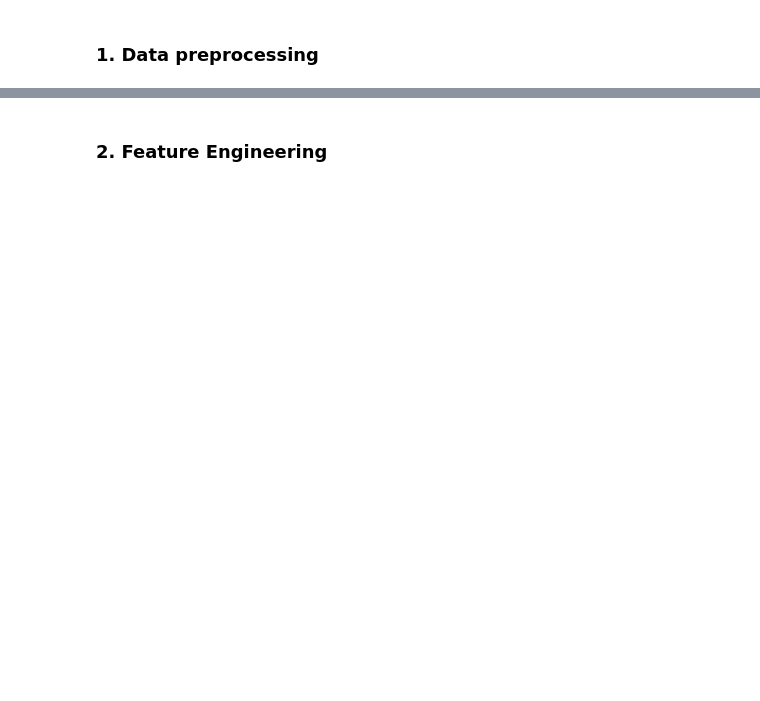
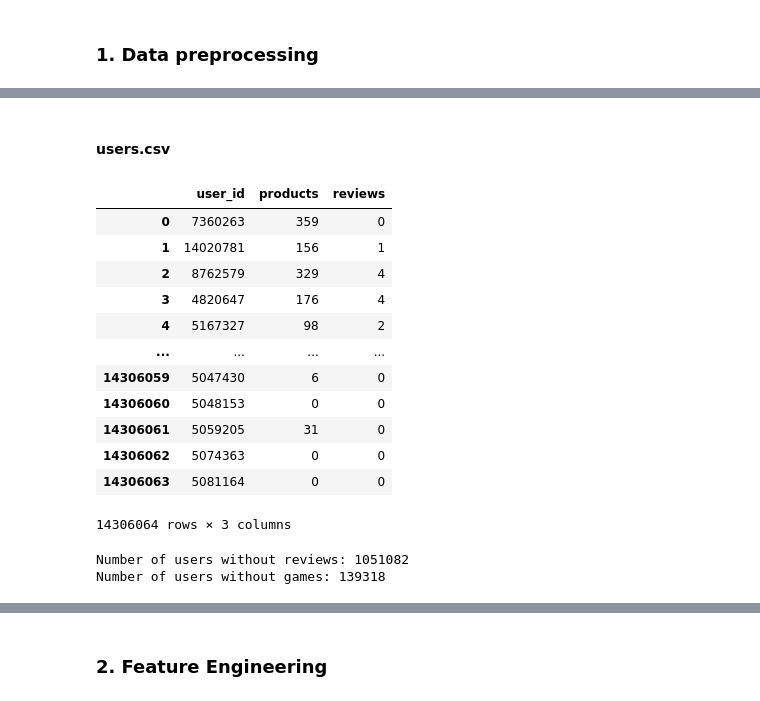
Before and after one commit to GinoShun/Steam-Game-Recommendation-System, a Jupyter notebook: notebook/train.ipynb, the cells around one changed output, grey strips where cells are left out. Saved outputs shown, nothing was run; the diff lists cells and outputs as text; code cells hidden in the pictures; blank space fills up the shorter version.

```diff
--- a/notebook/train.ipynb
+++ b/notebook/train.ipynb
@@ -42,0 +299,32 @@ games_metadata = pd.json_normalize(games_metadata_list)
+# %% [markdown]
+#### users.csv
+# %%
+users
+# %% [output]
+|  | user_id | products | reviews |
+| 0 | 7360263 | 359 | 0 |
+| 1 | 14020781 | 156 | 1 |
+| 2 | 8762579 | 329 | 4 |
+| 3 | 4820647 | 176 | 4 |
+| 4 | 5167327 | 98 | 2 |
+| ... | ... | ... | ... |
+| 14306059 | 5047430 | 6 | 0 |
+| 14306060 | 5048153 | 0 | 0 |
+| 14306061 | 5059205 | 31 | 0 |
+| 14306062 | 5074363 | 0 | 0 |
+| 14306063 | 5081164 | 0 | 0 |
+14306064 rows × 3 columns
+# %%
+# check how many users have 0 reviews(in recommendations.csv)
+users_with_reviews = recommendations['user_id'].unique()
+users_without_reviews = users[~users['user_id'].isin(users_with_reviews)]
+print(f"Number of users without reviews: {len(users_without_reviews)}")
+
+# check how many users have 0 games
+# only look at products column that <= 0 in users.csv
+users_with_games = users[users['products'] > 0]
+users_without_games = users[~users['user_id'].isin(users_with_games['user_id'])]
+print(f"Number of users without games: {len(users_without_games)}")
+# %% [output]
+Number of users without reviews: 1051082
+Number of users without games: 139318
```
Also changed, not shown: parts of 58 cells of this notebook, 4 other files.
